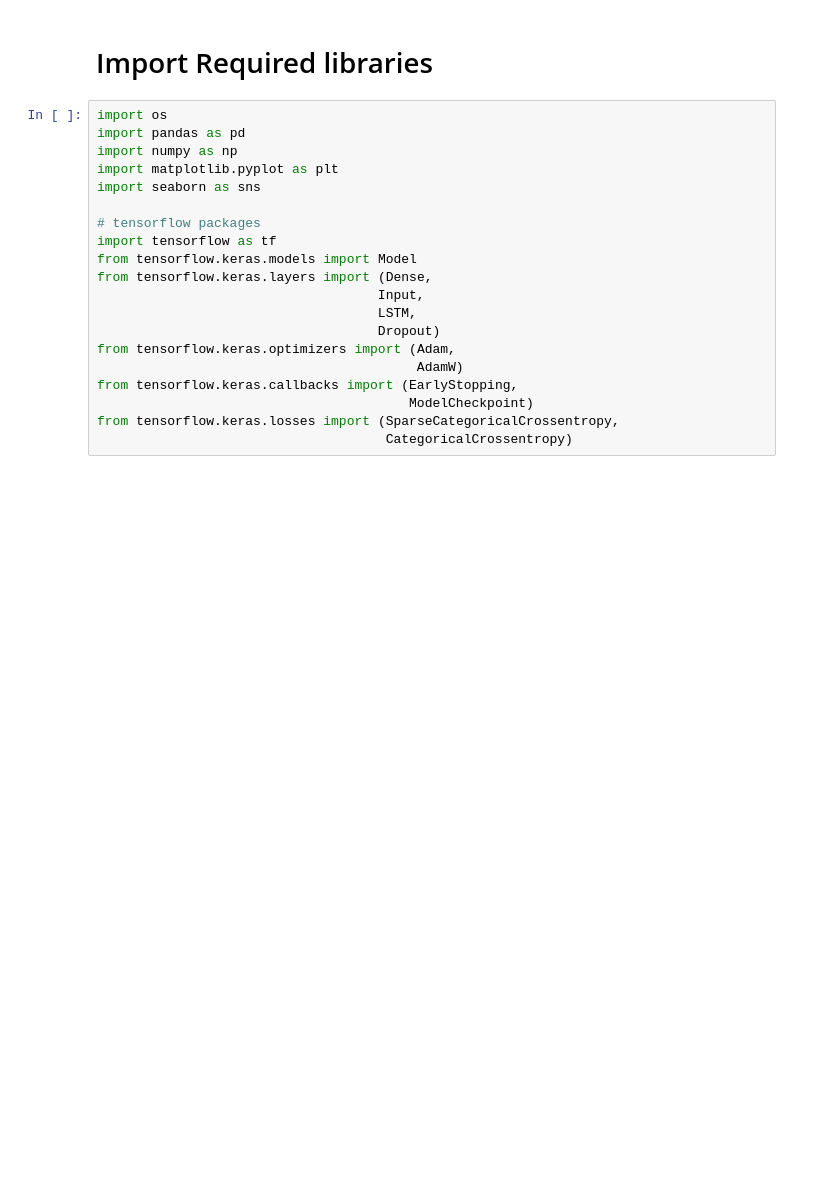
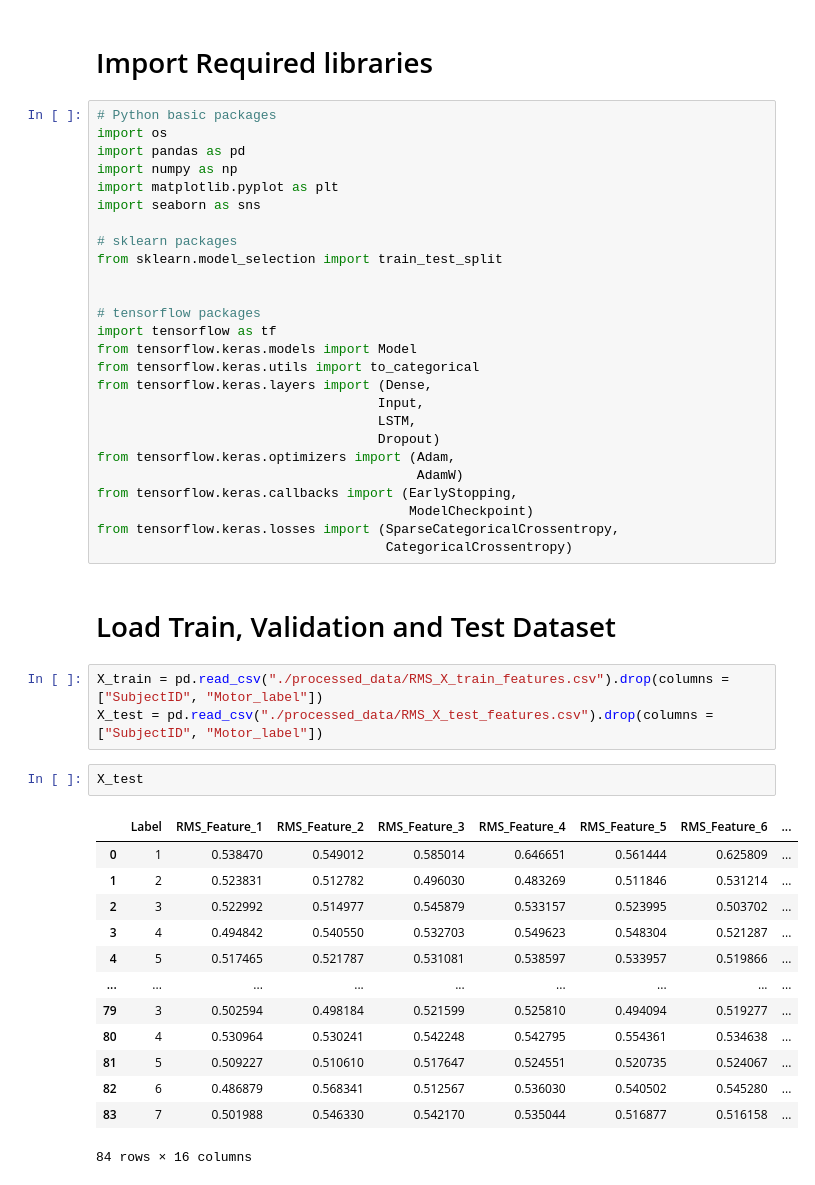
Before and after one commit to santhoshkavi123/TENSORFLOW, a Jupyter notebook: MLLimbEEG/NTBK_Modelling.ipynb, the cells around one changed output. Drawn from its saved outputs; the diff is of its cells as text; blank space fills up the shorter version.

Commit message:
done with the modelling

```diff
--- a/MLLimbEEG/NTBK_Modelling.ipynb
+++ b/MLLimbEEG/NTBK_Modelling.ipynb
@@ -1,15 +1,21 @@
 # %% [markdown]
 # Import Required libraries
 # %%
+# Python basic packages
 import os
 import pandas as pd
 import numpy as np
 import matplotlib.pyplot as plt
 import seaborn as sns
 
+# sklearn packages
+from sklearn.model_selection import train_test_split
+
+
 # tensorflow packages
 import tensorflow as tf
 from tensorflow.keras.models import Model
+from tensorflow.keras.utils import to_categorical
 from tensorflow.keras.layers import (Dense,
                                     Input,
                                     LSTM,
@@ -20,3 +26,24 @@ from tensorflow.keras.callbacks import (EarlyStopping,
                                         ModelCheckpoint)
 from tensorflow.keras.losses import (SparseCategoricalCrossentropy,
                                      CategoricalCrossentropy)
+# %% [markdown]
+# Load Train, Validation and Test Dataset
+# %%
+X_train = pd.read_csv("./processed_data/RMS_X_train_features.csv").drop(columns = ["SubjectID", "Motor_label"])
+X_test = pd.read_csv("./processed_data/RMS_X_test_features.csv").drop(columns = ["SubjectID", "Motor_label"])
+# %%
+X_test
+# %% [output]
+|  | Label | RMS_Feature_1 | RMS_Feature_2 | RMS_Feature_3 | RMS_Feature_4 | RMS_Feature_5 | RMS_Feature_6 | ... |
+| 0 | 1 | 0.538470 | 0.549012 | 0.585014 | 0.646651 | 0.561444 | 0.625809 | ... |
+| 1 | 2 | 0.523831 | 0.512782 | 0.496030 | 0.483269 | 0.511846 | 0.531214 | ... |
+| 2 | 3 | 0.522992 | 0.514977 | 0.545879 | 0.533157 | 0.523995 | 0.503702 | ... |
+| 3 | 4 | 0.494842 | 0.540550 | 0.532703 | 0.549623 | 0.548304 | 0.521287 | ... |
+| 4 | 5 | 0.517465 | 0.521787 | 0.531081 | 0.538597 | 0.533957 | 0.519866 | ... |
+| ... | ... | ... | ... | ... | ... | ... | ... | ... |
+| 79 | 3 | 0.502594 | 0.498184 | 0.521599 | 0.525810 | 0.494094 | 0.519277 | ... |
+| 80 | 4 | 0.530964 | 0.530241 | 0.542248 | 0.542795 | 0.554361 | 0.534638 | ... |
+| 81 | 5 | 0.509227 | 0.510610 | 0.517647 | 0.524551 | 0.520735 | 0.524067 | ... |
+| 82 | 6 | 0.486879 | 0.568341 | 0.512567 | 0.536030 | 0.540502 | 0.545280 | ... |
+| 83 | 7 | 0.501988 | 0.546330 | 0.542170 | 0.535044 | 0.516877 | 0.516158 | ... |
+84 rows × 16 columns
```
Also changed, not shown: parts of 15 cells of this notebook, 3 other files.
